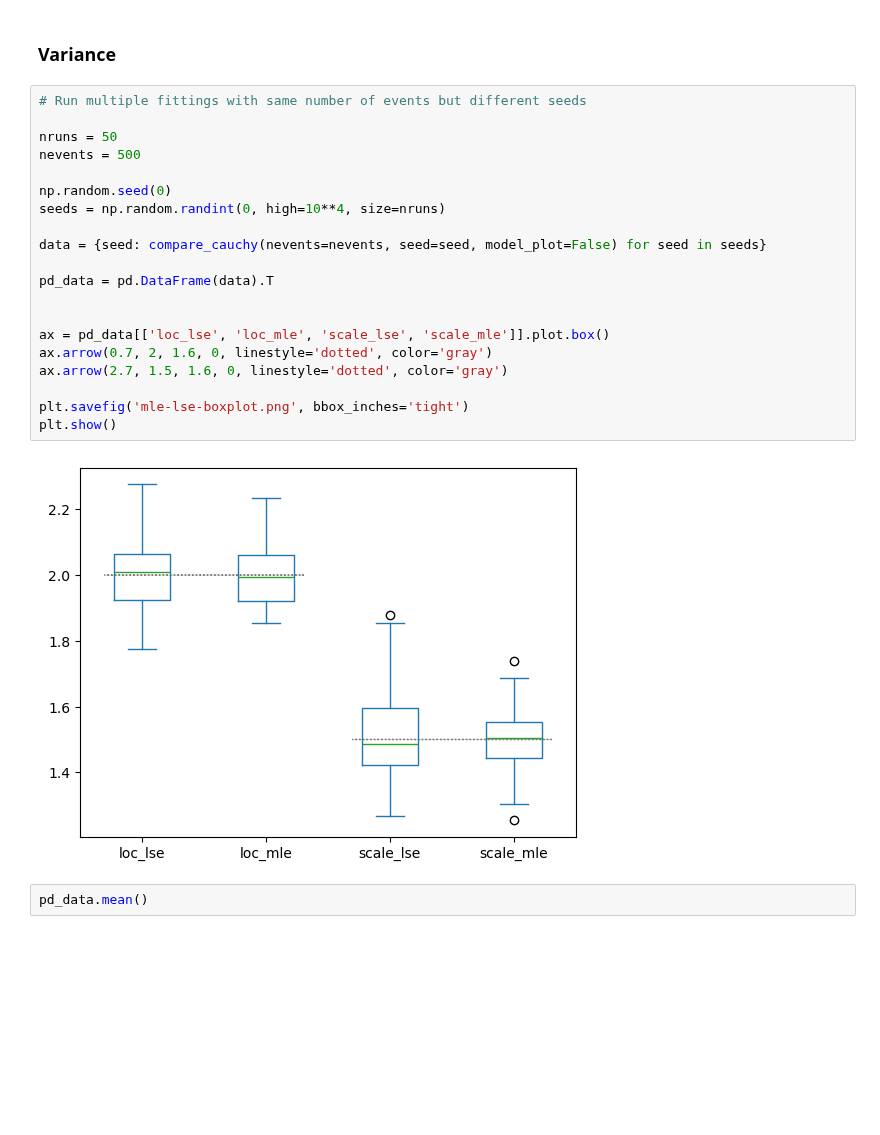
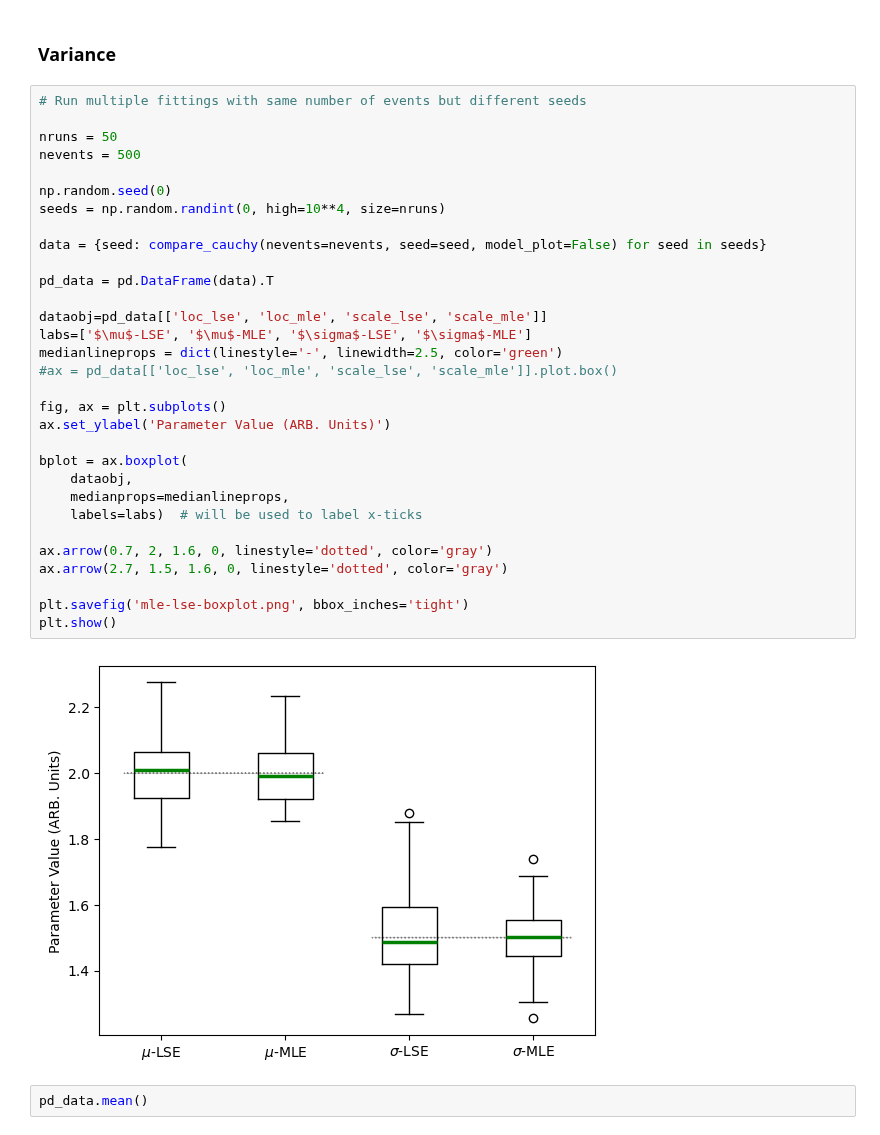
Before and after one commit to localoptimum/emtk, a Jupyter notebook: LSE-MLE comparison.ipynb, the cells around one changed output. Saved outputs shown, nothing was run; the diff lists cells and outputs as text; blank space fills up the shorter version.

Commit message:
Used correct labels on box plot.

```diff
--- a/LSE-MLE comparison.ipynb
+++ b/LSE-MLE comparison.ipynb
@@ -177,25 +177,36 @@ pd_data.plot(logx=True)
 # %%
 # Run multiple fittings with same number of events but different seeds
 
 nruns = 50
 nevents = 500
 
 np.random.seed(0)
 seeds = np.random.randint(0, high=10**4, size=nruns)
 
 data = {seed: compare_cauchy(nevents=nevents, seed=seed, model_plot=False) for seed in seeds}
 
 pd_data = pd.DataFrame(data).T
 
+dataobj=pd_data[['loc_lse', 'loc_mle', 'scale_lse', 'scale_mle']]
+labs=['$\mu$-LSE', '$\mu$-MLE', '$\sigma$-LSE', '$\sigma$-MLE']
+medianlineprops = dict(linestyle='-', linewidth=2.5, color='green')
+#ax = pd_data[['loc_lse', 'loc_mle', 'scale_lse', 'scale_mle']].plot.box()
 
-ax = pd_data[['loc_lse', 'loc_mle', 'scale_lse', 'scale_mle']].plot.box()
+fig, ax = plt.subplots()
+ax.set_ylabel('Parameter Value (ARB. Units)')
+
+bplot = ax.boxplot(
+    dataobj,
+    medianprops=medianlineprops,
+    labels=labs)  # will be used to label x-ticks
+
 ax.arrow(0.7, 2, 1.6, 0, linestyle='dotted', color='gray')
 ax.arrow(2.7, 1.5, 1.6, 0, linestyle='dotted', color='gray')
 
 plt.savefig('mle-lse-boxplot.png', bbox_inches='tight')
 plt.show()
 # %% [output]
-[figure, old version]
+[figure, new version]
 # %%
 pd_data.mean()
 # %% [output]
```
Also changed, not shown: parts of 4 cells of this notebook.
